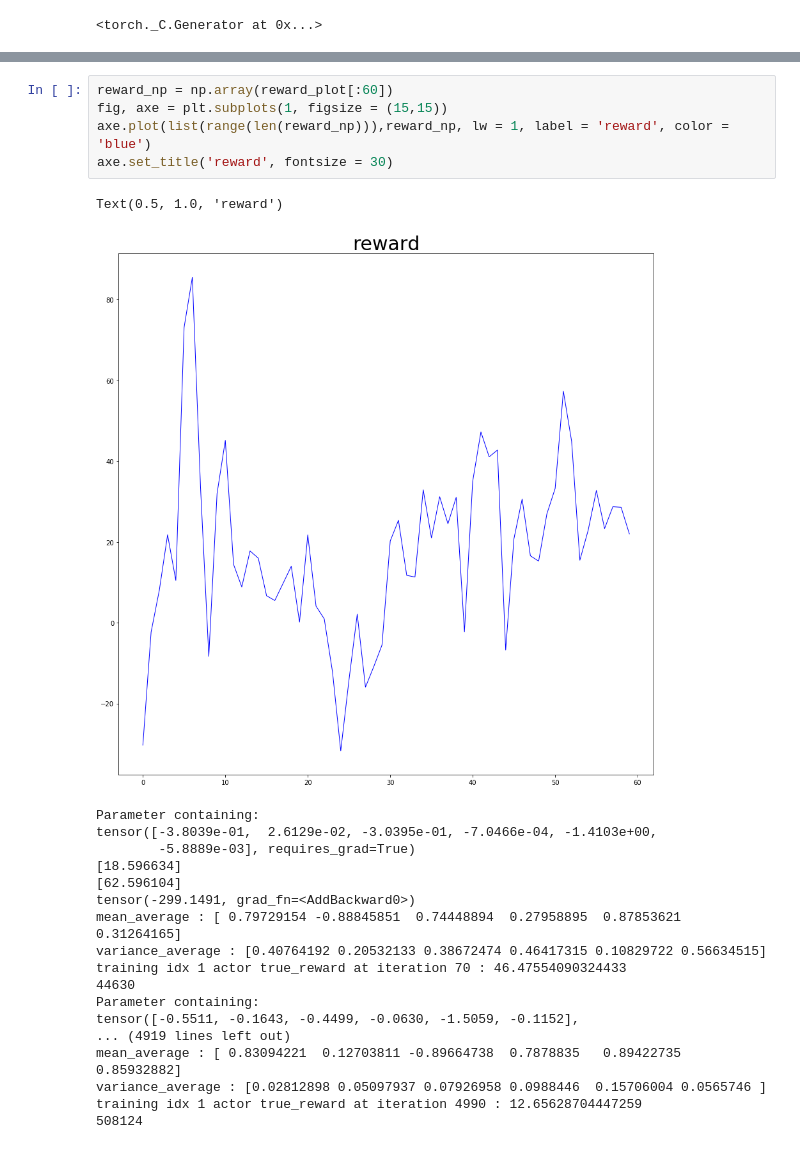
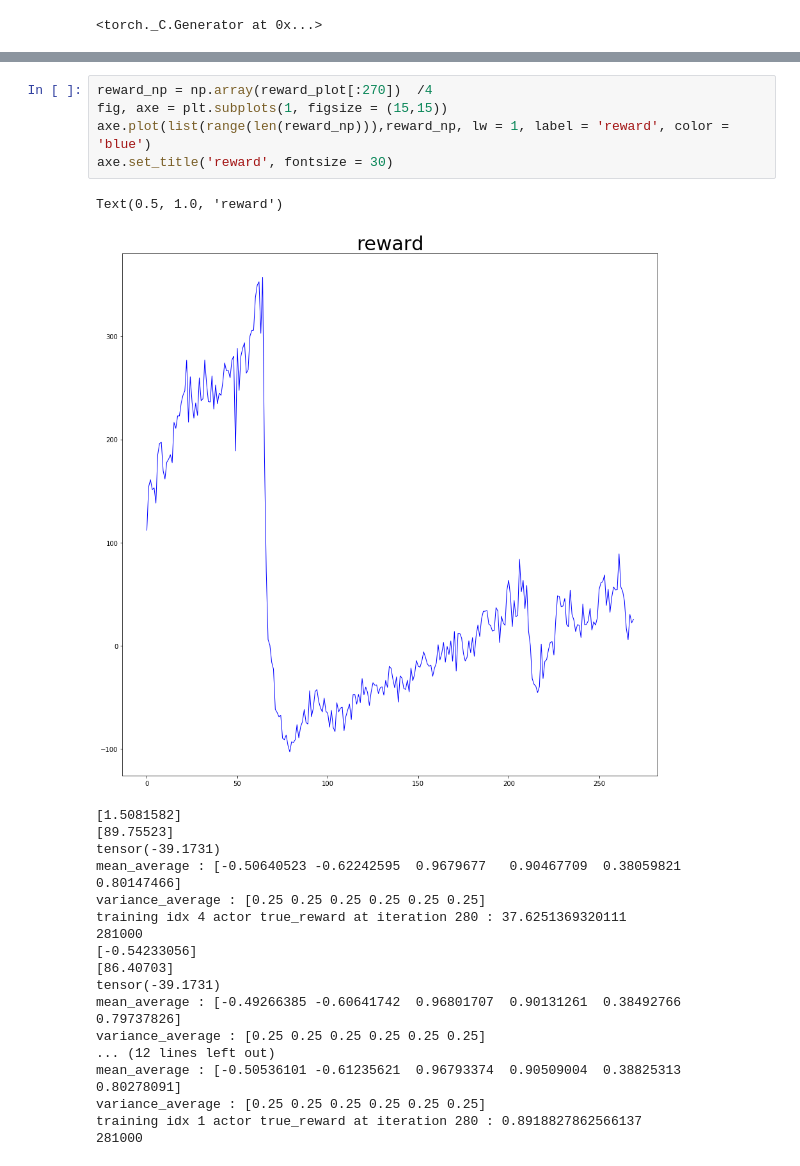
Before and after one commit to dobro12/rl_study, a Jupyter notebook: A3C/OWS/HalfCheetah_thread_1_continous.ipynb, the cells around one changed output, grey strips where cells are left out. Saved outputs shown, nothing was run; the diff lists cells and outputs as text.

```diff
--- a/A3C/OWS/HalfCheetah_thread_1_continous.ipynb
+++ b/A3C/OWS/HalfCheetah_thread_1_continous.ipynb
@@ -286,29 +289,29 @@ training idx 1 actor true_reward at iteration 60 : -9.244945590753685
 KeyboardInterrupt:
 # %%
-reward_np = np.array(reward_plot[:60])
+reward_np = np.array(reward_plot[:270])  /4
 fig, axe = plt.subplots(1, figsize = (15,15))
 axe.plot(list(range(len(reward_np))),reward_np, lw = 1, label = 'reward', color = 'blue')
 axe.set_title('reward', fontsize = 30)
 # %% [output]
 Text(0.5, 1.0, 'reward')
-[figure, old version]
+[figure, new version]
-Parameter containing:
-tensor([-3.8039e-01,  2.6129e-02, -3.0395e-01, -7.0466e-04, -1.4103e+00,
-        -5.8889e-03], requires_grad=True)
-[18.596634]
-[62.596104]
-tensor(-299.1491, grad_fn=<AddBackward0>)
-mean_average : [ 0.79729154 -0.88845851  0.74448894  0.27958895  0.87853621  0.31264165]
-variance_average : [0.40764192 0.20532133 0.38672474 0.46417315 0.10829722 0.56634515]
-training idx 1 actor true_reward at iteration 70 : 46.47554090324433
-44630
-Parameter containing:
-tensor([-0.5511, -0.1643, -0.4499, -0.0630, -1.5059, -0.1152],
-... (4919 lines left out)
-mean_average : [ 0.83094221  0.12703811 -0.89664738  0.7878835   0.89422735  0.85932882]
-variance_average : [0.02812898 0.05097937 0.07926958 0.0988446  0.15706004 0.0565746 ]
-training idx 1 actor true_reward at iteration 4990 : 12.65628704447259
-508124
+[1.5081582]
+[89.75523]
+tensor(-39.1731)
+mean_average : [-0.50640523 -0.62242595  0.9679677   0.90467709  0.38059821  0.80147466]
+variance_average : [0.25 0.25 0.25 0.25 0.25 0.25]
+training idx 4 actor true_reward at iteration 280 : 37.6251369320111
+281000
+[-0.54233056]
+[86.40703]
+tensor(-39.1731)
+mean_average : [-0.49266385 -0.60641742  0.96801707  0.90131261  0.38492766  0.79737826]
+variance_average : [0.25 0.25 0.25 0.25 0.25 0.25]
+... (12 lines left out)
+mean_average : [-0.50536101 -0.61235621  0.96793374  0.90509004  0.38825313  0.80278091]
+variance_average : [0.25 0.25 0.25 0.25 0.25 0.25]
+training idx 1 actor true_reward at iteration 280 : 0.8918827862566137
+281000
 # %%
 #test
 state = []
```
Also changed, not shown: parts of 9 cells of this notebook.
